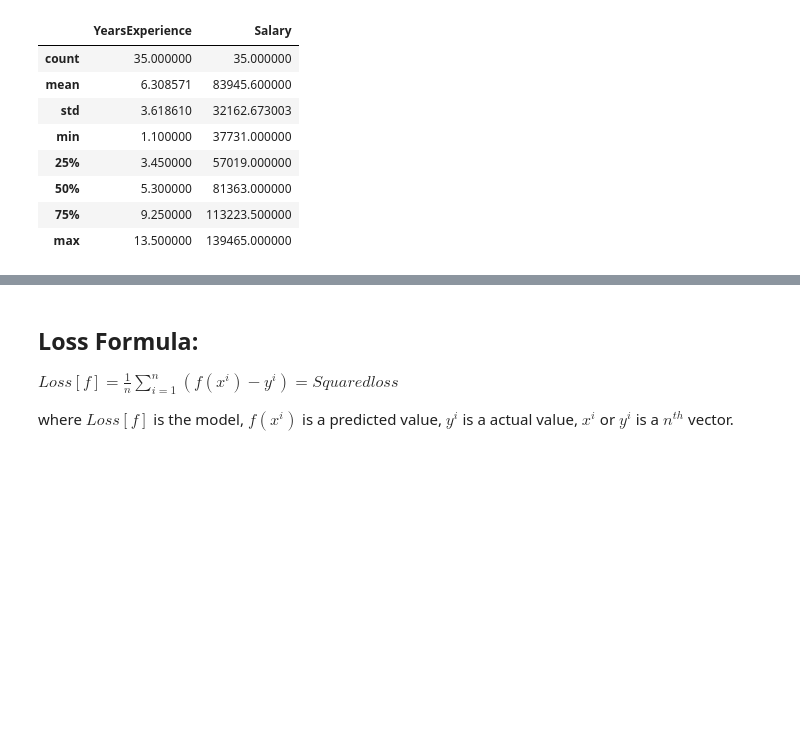
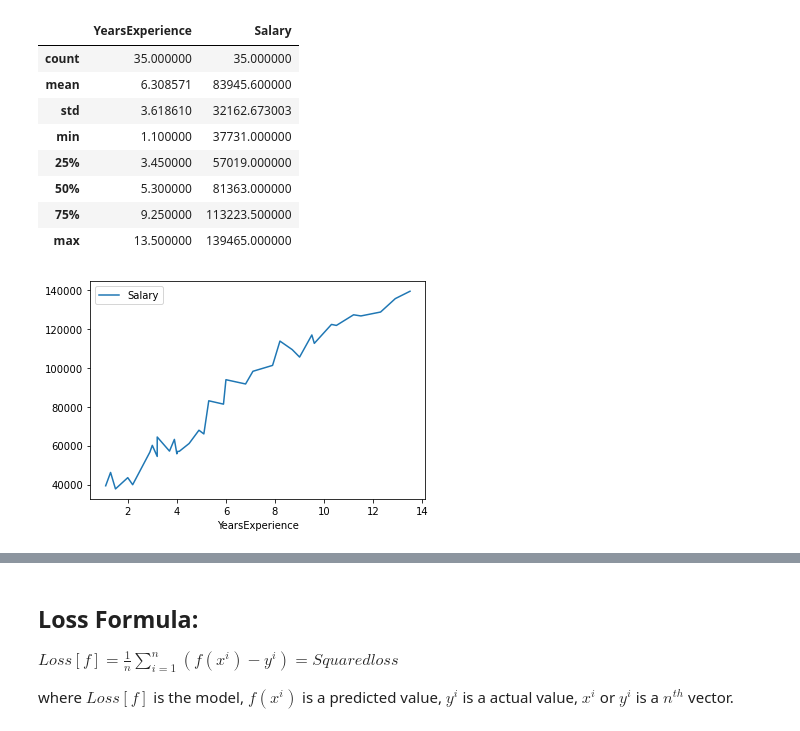
Before and after one commit to jeswanthmukesh20/DA-Lab, a Jupyter notebook: LinearRegressioin.ipynb, the cells around one changed output, grey strips where cells are left out. Drawn from its saved outputs; the diff is of its cells as text; code cells hidden in the pictures; blank space fills up the shorter version.

```diff
--- a/LinearRegressioin.ipynb
+++ b/LinearRegressioin.ipynb
@@ -40,6 +29,10 @@ data.describe()
 | 50% | 5.300000 | 81363.000000 |
 | 75% | 9.250000 | 113223.500000 |
 | max | 13.500000 | 139465.000000 |
+# %%
+ax = data.plot(x="YearsExperience", y="Salary")
+# %% [output]
+[figure, added]
 # %%
 X = np.array(exp).reshape(-1, 1)
 y = np.array(salary).reshape(-1, 1)
```
Also changed, not shown: parts of 2 cells of this notebook.
